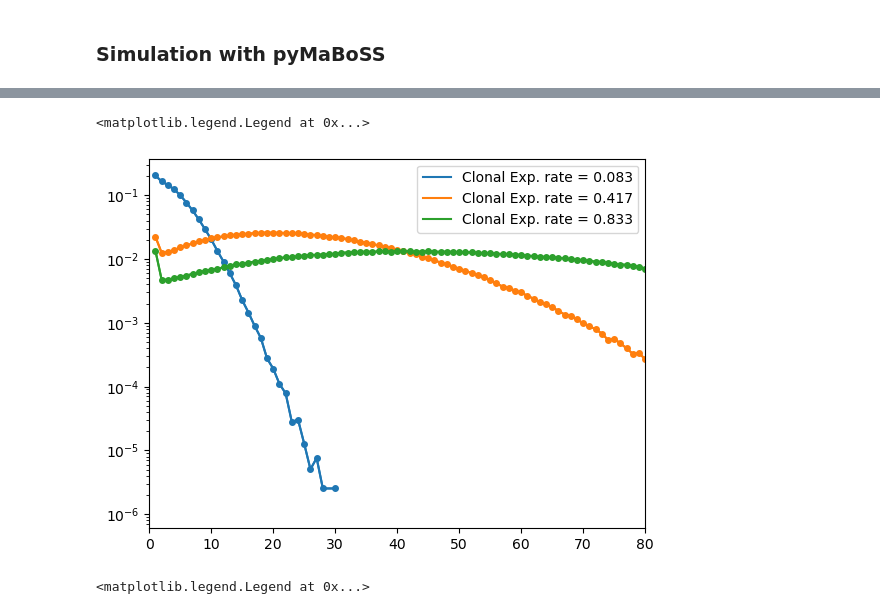
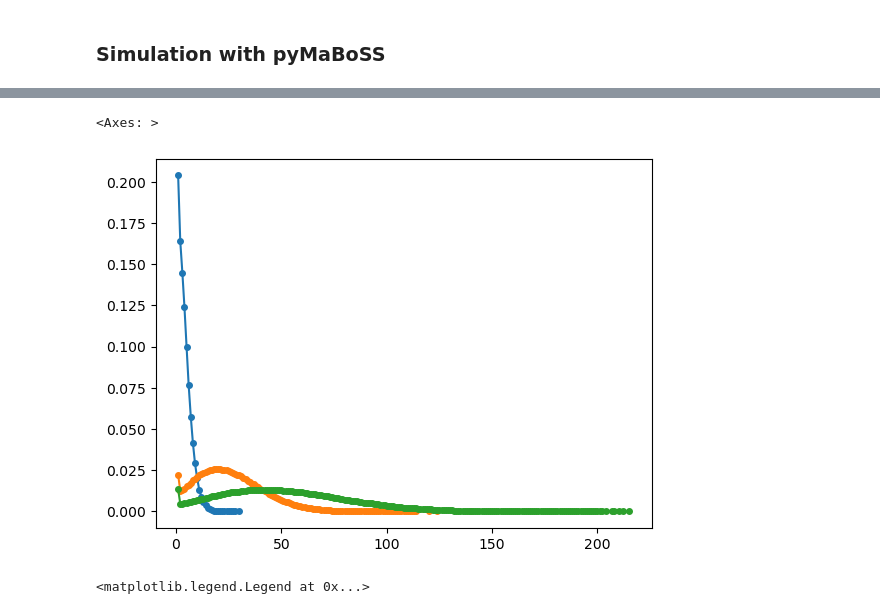
Before and after one commit to sysbio-curie/PopMaBoSS, a Jupyter notebook: ICD_phenomenological.ipynb, the cells around one changed output, grey strips where cells are left out. Cells and saved outputs as stored; diff of their text form; code cells hidden in the pictures.

```diff
--- a/ICD_phenomenological.ipynb
+++ b/ICD_phenomenological.ipynb
@@ -9,36 +9,4 @@ from scipy.optimize import curve_fit
 # %%
-def get_T(popstate):
-    tcell = 0
-    for population in popstate[1:-1].split(","):
-        if len(population) > 2:
-            states, pop = population[1:-1].split(":")
-            if states != "<nil>":
-                list_states = states.split(" -- ")
-                try:
-                    if "TCell" in list_states and "DC" not in list_states:
-                        tcell += int(pop)
-                except:
-                    print(pop)
-    return tcell
-
-
-def get_DC(popstate):
-    dc = 0
-    for population in popstate[1:-1].split(","):
-        if len(population) > 2:
-            states, pop = population[1:-1].split(":")
-            if states != "<nil>":
-                list_states = states.split(" -- ")
-                try:
-                    if "DC" in list_states and "TCell" not in list_states:
-                        dc += int(pop)
-
-                except:
-                    print(pop)
-    return dc
-
-
-
 def get_TDC_ratio(popstate):
     tcell = 0
     dc = 0
@@ -55,4 +23,4 @@ def get_TDC_ratio(popstate):
                         tcell += int(pop)
                 except:
                     print(pop)
-    return None if (tcell == 0 or dc == 0) else tcell/dc
+    return None if (dc == 0 or tcell == 0) else tcell/dc
@@ -100,20 +86,12 @@ spline = splrep(serie.index, serie.values)
 spline5Cl = splrep(serie5Cl.index, serie5Cl.values)
 spline10Cl = splrep(serie10Cl.index, serie10Cl.values)
 # %%
-serie.plot(logy=True, marker='o', markersize=4, color='C0')
-plt.plot(serie.index, BSpline(*spline)(serie.index), '-', color='C0', label=('Clonal Exp. rate = %.3f' % (1/12)))
-
+serie.plot(marker='o', markersize=4, color='C0')
 serie5Cl.plot(marker='o', markersize=4, color='C1')
-plt.plot(serie5Cl.index, BSpline(*spline5Cl)(serie5Cl.index), '-', color='C1', label=('Clonal Exp. rate = %.3f' % (5/12)))
-
 serie10Cl.plot(marker='o', markersize=4, color='C2')
-plt.plot(serie10Cl.index, BSpline(*spline10Cl)(serie10Cl.index), '-', color='C2', label=('Clonal Exp. rate = %.3f' % (10/12)))
-
-plt.xlim([0,80])
-plt.legend()
 # %% [output]
-<matplotlib.legend.Legend at 0x...>
+<Axes: >
-[figure, old version]
+[figure, new version]
 # %%
 splineLogit = splrep(serie.index, logit(serie.values))
 splineLogit5Cl = splrep(serie5Cl.index, logit(serie5Cl.values))
```
Also changed, not shown: parts of 18 cells of this notebook, 2 other files.
